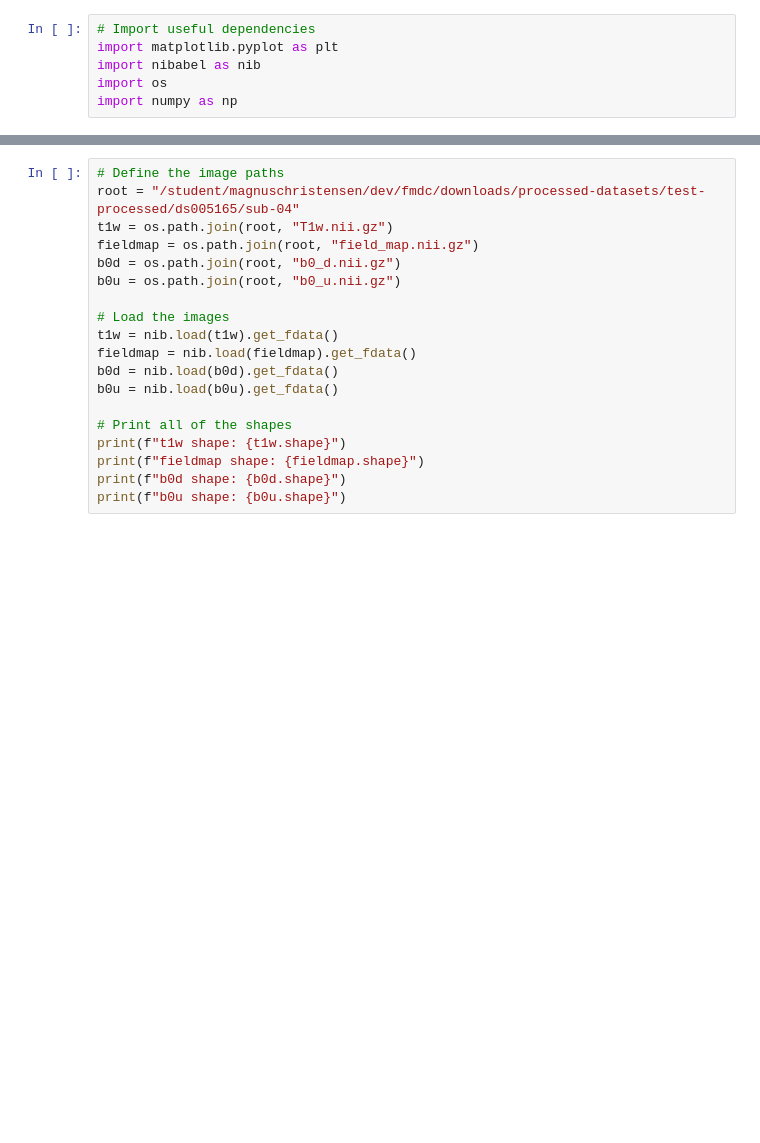
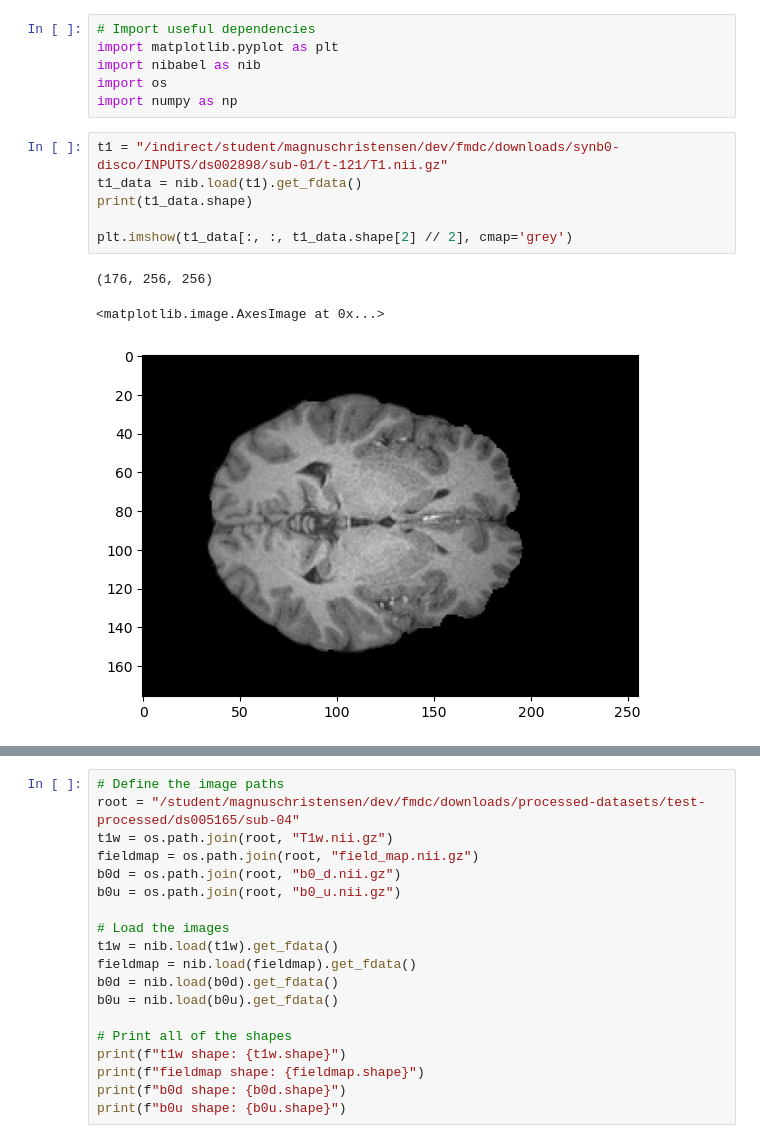
Before and after one commit to Cyrkryta/fmdc-ai-thesis, a Jupyter notebook: helper-scripts/viz.ipynb, the cells around one changed output, grey strips where cells are left out. Drawn from its saved outputs; the diff is of its cells as text; blank space fills up the shorter version.

```diff
--- a/helper-scripts/viz.ipynb
+++ b/helper-scripts/viz.ipynb
@@ -4,3 +4,13 @@ import matplotlib.pyplot as plt
 import nibabel as nib
 import os
 import numpy as np
+# %%
+t1 = "/indirect/student/magnuschristensen/dev/fmdc/downloads/synb0-disco/INPUTS/ds002898/sub-01/t-121/T1.nii.gz"
+t1_data = nib.load(t1).get_fdata()
+print(t1_data.shape)
+
+plt.imshow(t1_data[:, :, t1_data.shape[2] // 2], cmap='grey')
+# %% [output]
+(176, 256, 256)
+<matplotlib.image.AxesImage at 0x...>
+[figure, added]
```
Also changed, not shown: parts of 3 cells of this notebook, 7 other files.
